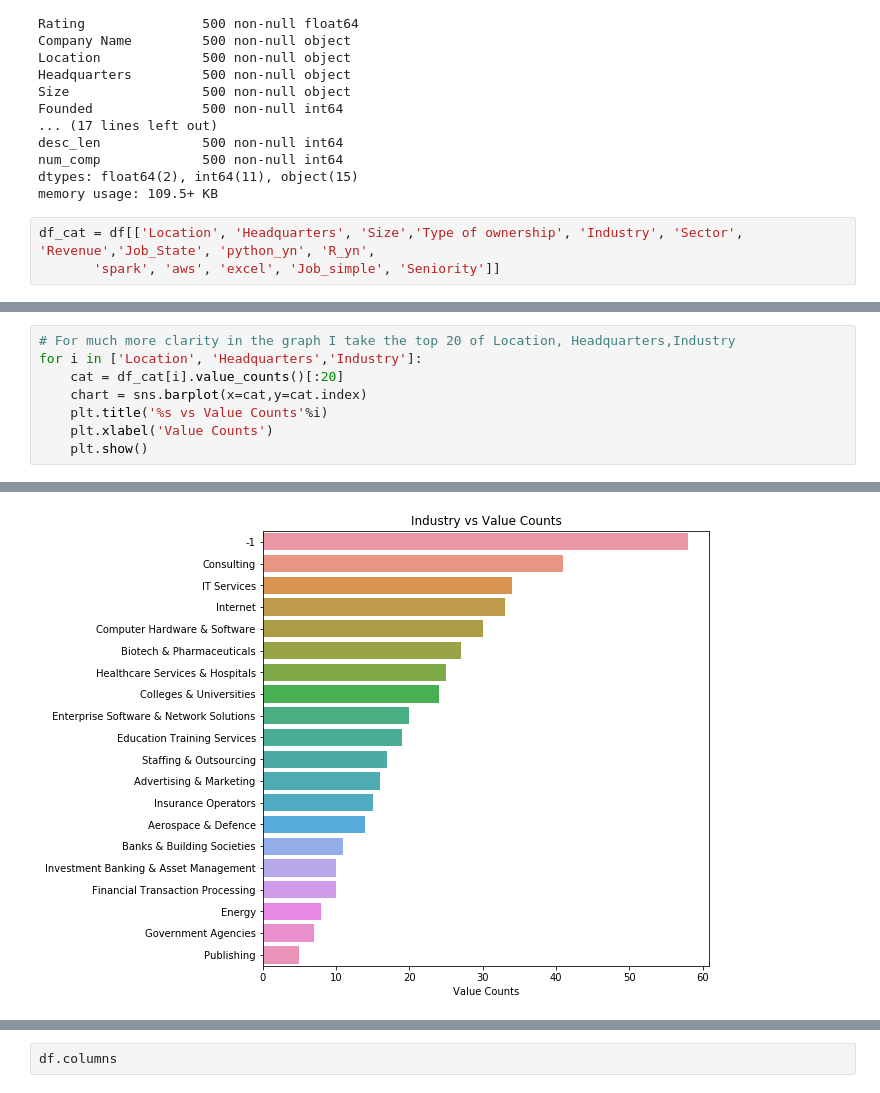
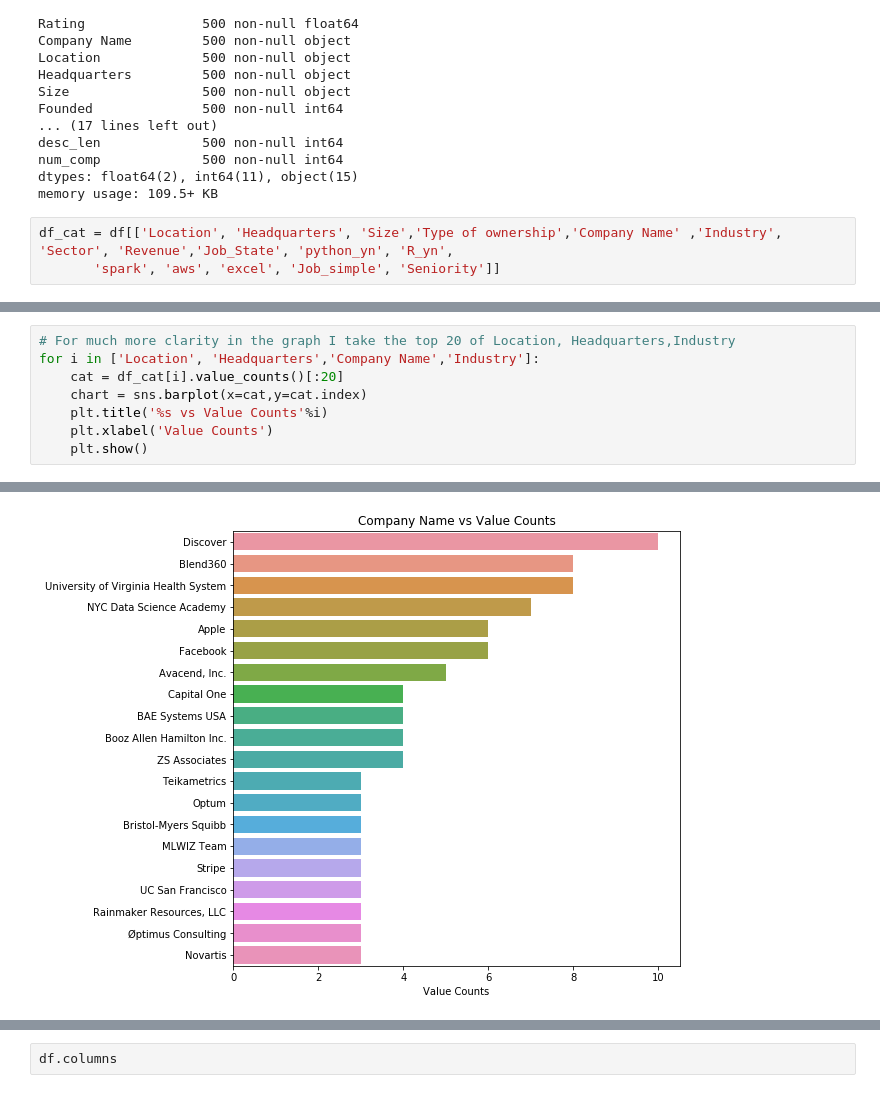
Before and after one commit to siddhantmodi97/DS_Salary_Predictor, a Jupyter notebook: Data_EDA.ipynb, the cells around one changed output, grey strips where cells are left out. Saved outputs shown, nothing was run; the diff lists cells and outputs as text.

```diff
--- a/Data_EDA.ipynb
+++ b/Data_EDA.ipynb
@@ -220,7 +220,7 @@ num_comp             500 non-null int64
 dtypes: float64(2), int64(11), object(15)
 memory usage: 109.5+ KB
 # %%
-df_cat = df[['Location', 'Headquarters', 'Size','Type of ownership', 'Industry', 'Sector', 'Revenue','Job_State', 'python_yn', 'R_yn',
+df_cat = df[['Location', 'Headquarters', 'Size','Type of ownership','Company Name' ,'Industry', 'Sector', 'Revenue','Job_State', 'python_yn', 'R_yn',
        'spark', 'aws', 'excel', 'Job_simple', 'Seniority']]
 # %%
 for i in df_cat.columns:
@@ -246,6 +246,6 @@ Graph for Sector: Total Length= 21
 # %%
 # For much more clarity in the graph I take the top 20 of Location, Headquarters,Industry
-for i in ['Location', 'Headquarters','Industry']:
+for i in ['Location', 'Headquarters','Company Name','Industry']:
     cat = df_cat[i].value_counts()[:20]
     chart = sns.barplot(x=cat,y=cat.index)
     plt.title('%s vs Value Counts'%i)
@@ -257 +257 @@ for i in ['Location', 'Headquarters','Industry']:
-[figure, old version]
+[figure, new version]
```
Also changed, not shown: parts of 5 cells of this notebook.
